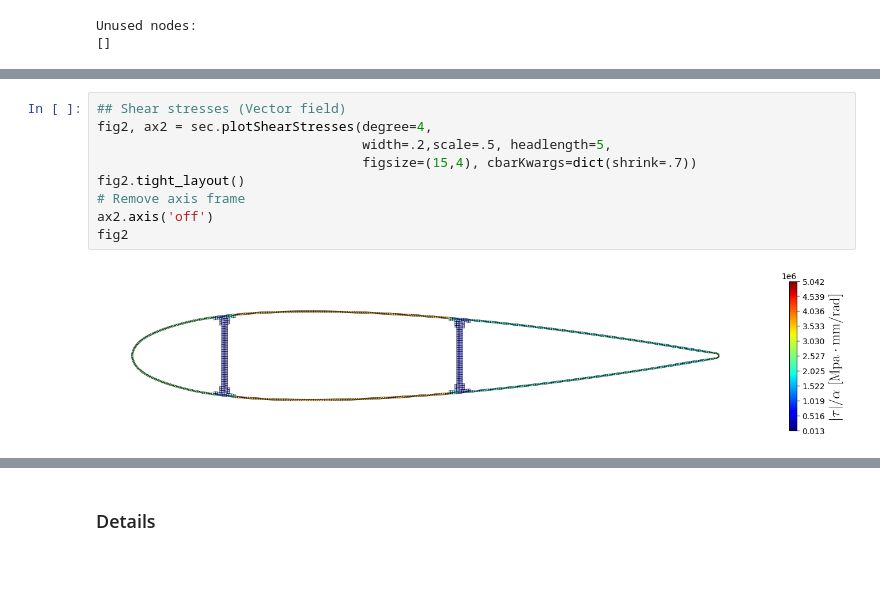
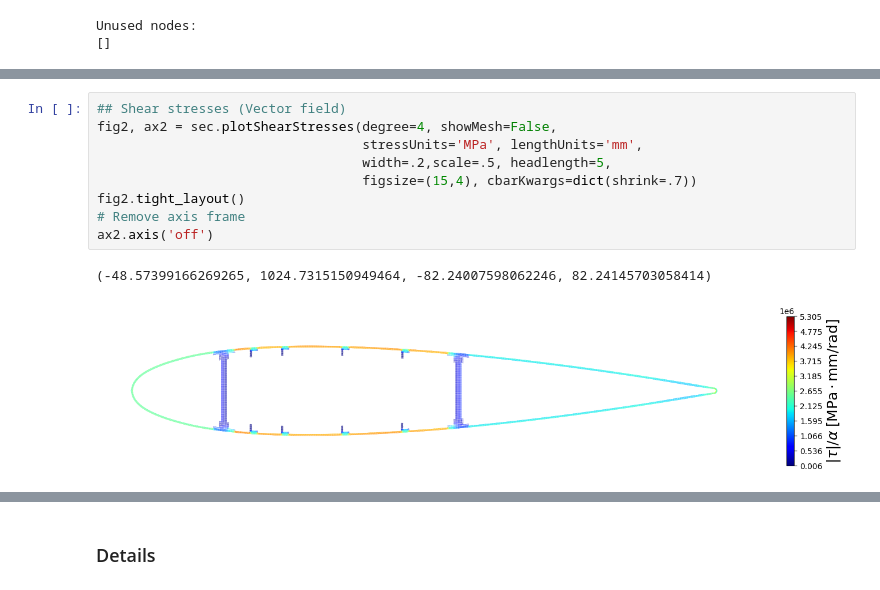
Before and after one commit to tiagoburiol/fb.beamSection, a Jupyter notebook: exemples/5_wing_torsion_box/wing_torsion_box.ipynb, the cells around one changed output, grey strips where cells are left out. Cells and saved outputs as stored; diff of their text form.

```diff
--- a/exemples/5_wing_torsion_box/wing_torsion_box.ipynb
+++ b/exemples/5_wing_torsion_box/wing_torsion_box.ipynb
@@ -105,12 +115,13 @@ fig
 # %%
 ## Shear stresses (Vector field)
-fig2, ax2 = sec.plotShearStresses(degree=4,
+fig2, ax2 = sec.plotShearStresses(degree=4, showMesh=False,
+                                  stressUnits='MPa', lengthUnits='mm',
                                   width=.2,scale=.5, headlength=5,
                                   figsize=(15,4), cbarKwargs=dict(shrink=.7))
 fig2.tight_layout()
 # Remove axis frame
 ax2.axis('off')
-fig2
 # %% [output]
+(-48.57399166269265, 1024.7315150949464, -82.24007598062246, 82.24145703058414)
-[figure, old version]
+[figure, new version]
 # %%
```
Also changed, not shown: parts of 11 cells of this notebook, 1 other file.
